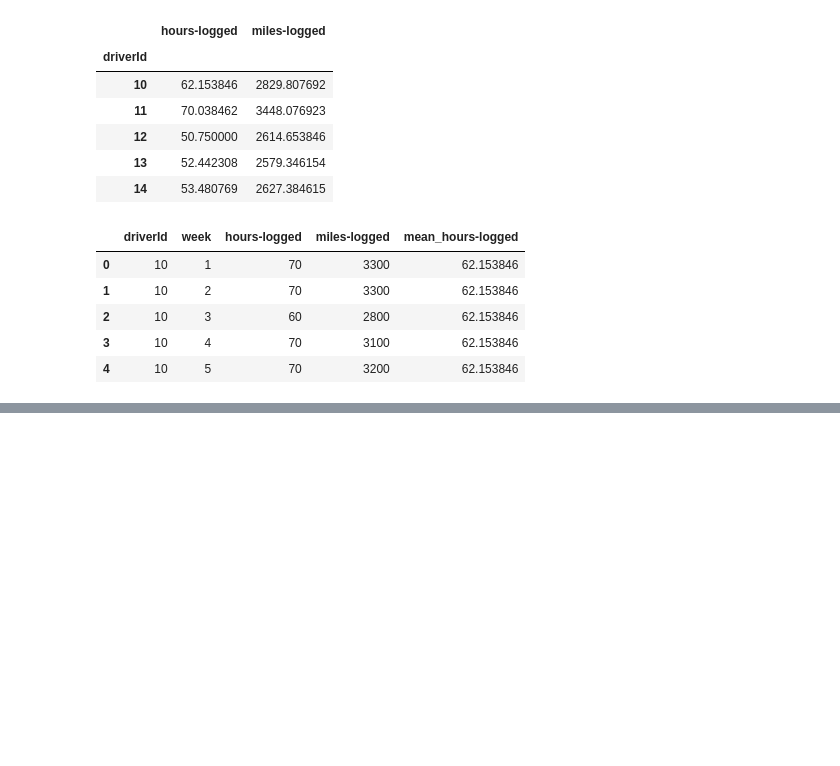
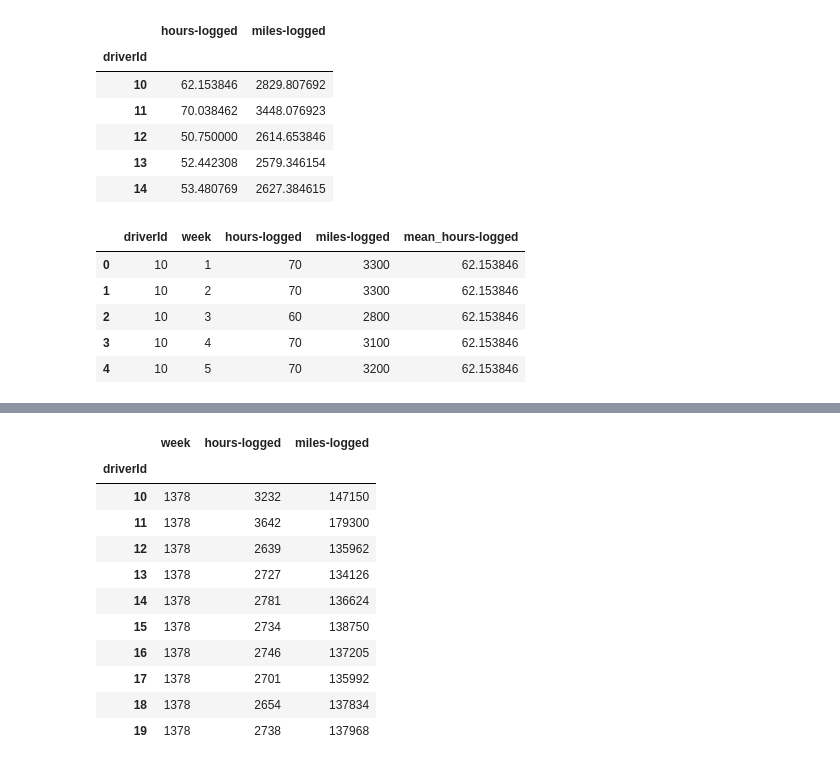
Before and after one commit to 2024-2-fundamentos-de-analitica/2024-2-PRE-07-manipulacion-de-datos-con-chatgpt-upar1234, a Jupyter notebook: homework/notebook.ipynb, the cells around one changed output, grey strips where cells are left out. Saved outputs shown, nothing was run; the diff lists cells and outputs as text; code cells hidden in the pictures; blank space fills up the shorter version.

```diff
--- a/homework/notebook.ipynb
+++ b/homework/notebook.ipynb
@@ -85,0 +110,24 @@ timesheet_with_means.head()
+# %%
+
+#
+# Cómputo de la cantidad de horas y millas de cada conductor por año
+#
+"""
+PROMPT:
+Cree una tabla llamada "sum_timesheet" agrupando la tabla "timesheet" por driverId y calculando la suma de las columnas "hours-logged" y "miles-logged".
+"""
+sum_timesheet = timesheet.groupby("driverId").sum()
+sum_timesheet.head(10)
+# %% [output]
+|  | week | hours-logged | miles-logged |
+| driverId |  |  |  |
+| 10 | 1378 | 3232 | 147150 |
+| 11 | 1378 | 3642 | 179300 |
+| 12 | 1378 | 2639 | 135962 |
+| 13 | 1378 | 2727 | 134126 |
+| 14 | 1378 | 2781 | 136624 |
+| 15 | 1378 | 2734 | 138750 |
+| 16 | 1378 | 2746 | 137205 |
+| 17 | 1378 | 2701 | 135992 |
+| 18 | 1378 | 2654 | 137834 |
+| 19 | 1378 | 2738 | 137968 |
```
Also changed, not shown: parts of 5 cells of this notebook, 2 other files.
